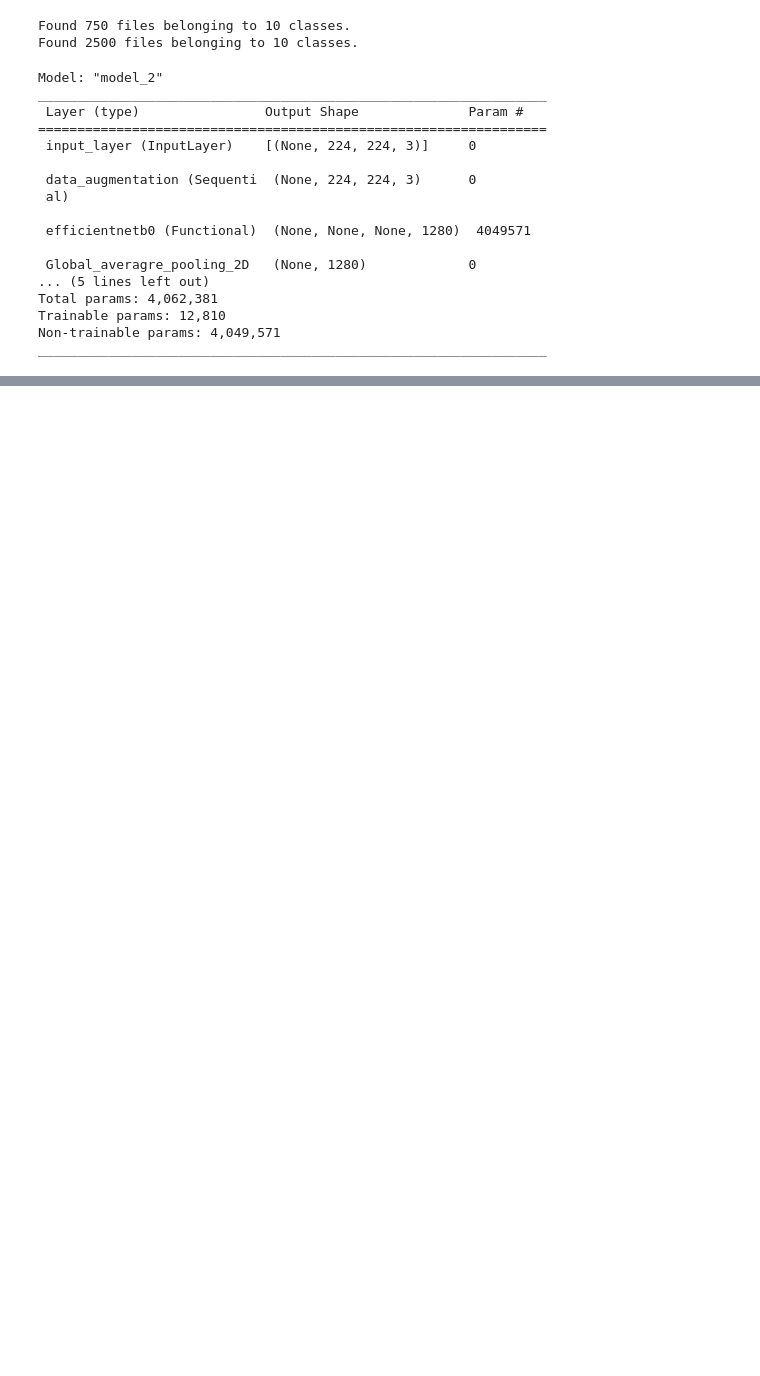
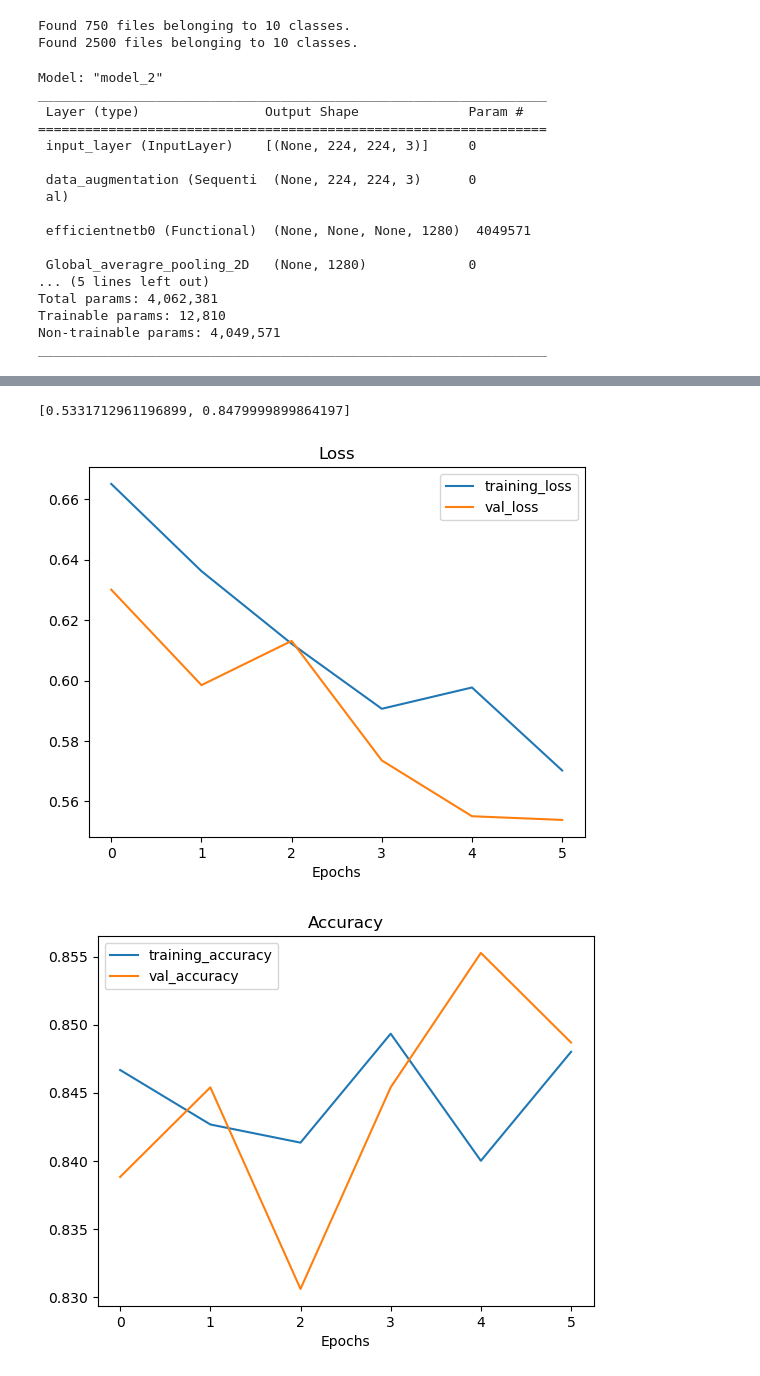
Before and after one commit to vivek11416/tensorFlow, a Jupyter notebook: TransferLearning/Tf_tl_2.ipynb, the cells around one changed output, grey strips where cells are left out. Saved outputs shown, nothing was run; the diff lists cells and outputs as text; code cells hidden in the pictures; blank space fills up the shorter version.

```diff
--- a/TransferLearning/Tf_tl_2.ipynb
+++ b/TransferLearning/Tf_tl_2.ipynb
@@ -457,0 +601,10 @@ plot_loss_curves(history_10_percent_data_aug)
+# %%
+results_fine_tune_10_percent
+# %% [output]
+[0.5331712961196899, 0.8479999899864197]
+# %%
+#021 Comparing our model's results before and after fine-tuning
+plot_loss_curves(history_fine_10_per_data_aug)
+# %% [output]
+[figure, added]
+[figure, added]
```
Also changed, not shown: parts of 33 cells of this notebook, 27 other files.
